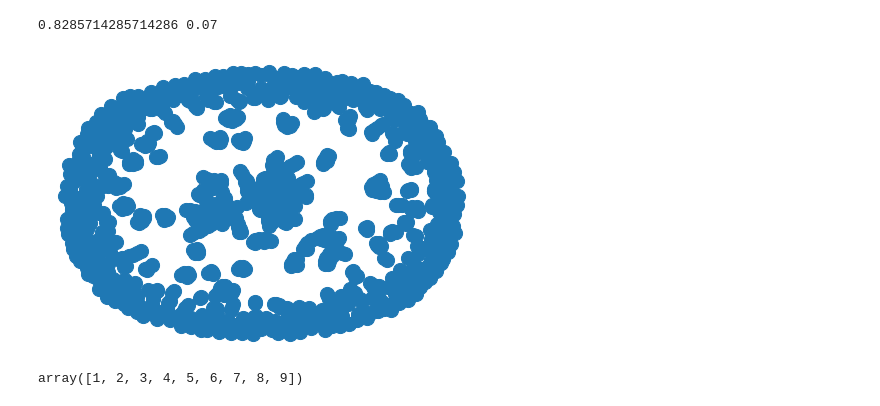
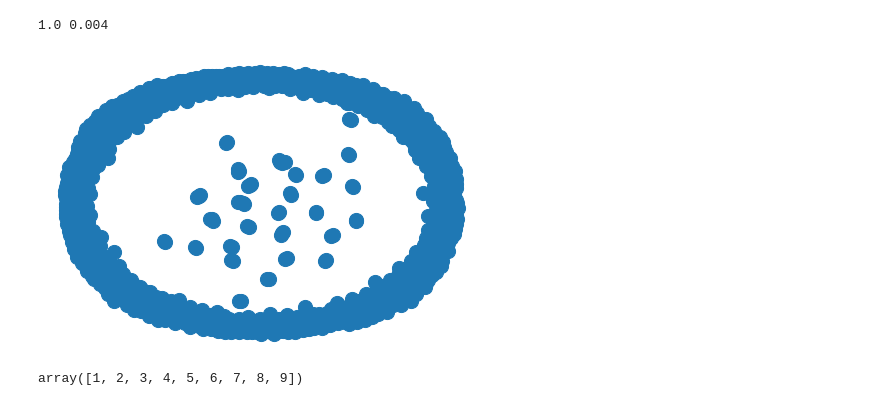
Before and after one commit to znicolaou/rmtchem, a Jupyter notebook: rmtchem.ipynb, the cells around one changed output. Cells and saved outputs as stored; diff of their text form; code cells hidden in the pictures.

```diff
--- a/rmtchem.ipynb
+++ b/rmtchem.ipynb
@@ -9,14 +9,14 @@ imp.reload(rmtchem)
 plt.rcParams.update({'font.size': 16, 'pdf.fonttype':42,'text.usetex': False, 'font.family': 'serif'})
 # %%
 n=1000
-c=0.5
+c=0.05
 g=nx.gnm_random_graph(n,c*n,seed=1)
 nx.draw(g,node_size=200)
 lcc=np.array(list(max(nx.connected_components(g), key=len)))
 print(np.linalg.matrix_rank(nx.adjacency_matrix(g).toarray()[np.ix_(lcc,lcc)])/len(lcc) ,len(lcc)/n)
 # %% [output]
-0.8285714285714286 0.07
+1.0 0.004
-[figure, old version]
+[figure, new version]
 # %%
 #We should run 100,1000,10000 erdos-renyi networks on the cluster for percolation, and recscale c->c/(20/3)
 # %% [output]
```
Also changed, not shown: parts of 3 cells of this notebook, 1 other file.
